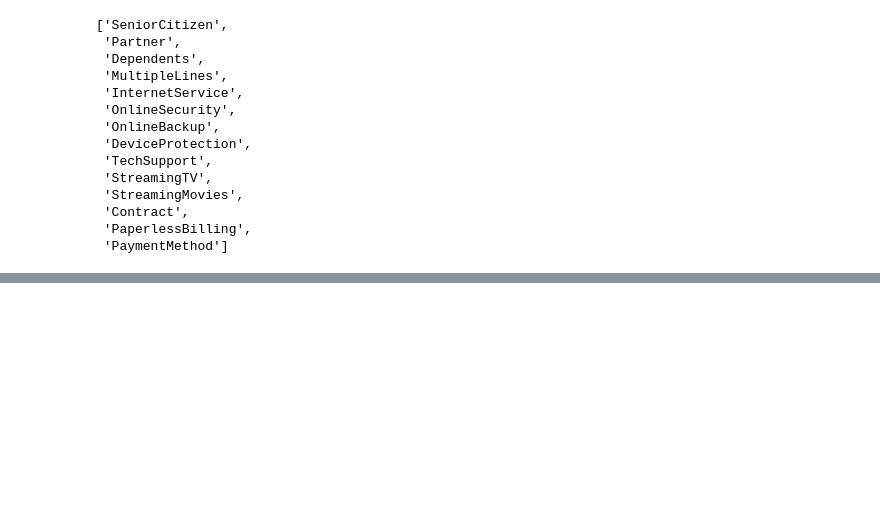
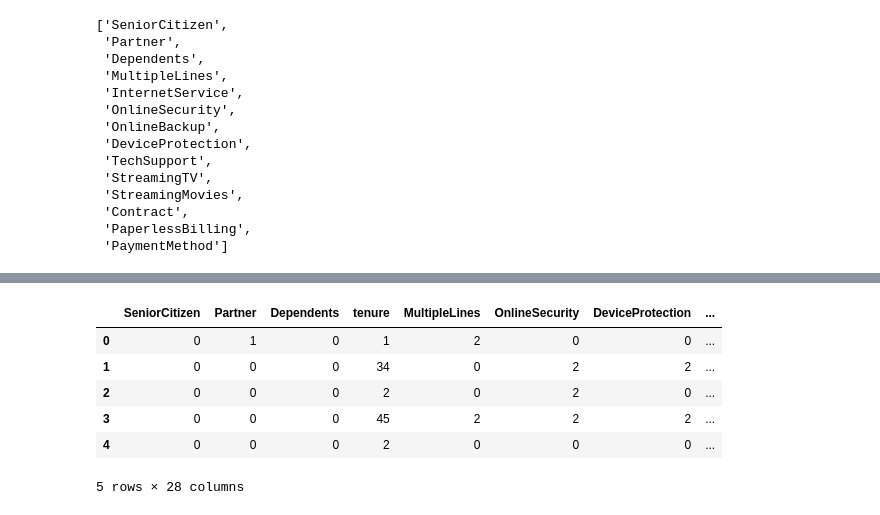
Before and after one commit to mijailbv/Churn_Prediction-Strategic_Thinking, a Jupyter notebook: Oficial.ipynb, the cells around one changed output, grey strips where cells are left out. Saved outputs shown, nothing was run; the diff lists cells and outputs as text; code cells hidden in the pictures; blank space fills up the shorter version.

```diff
--- a/Oficial.ipynb
+++ b/Oficial.ipynb
@@ -549,0 +633,4 @@ PaymentMethod is correlated with Churn | P-Value: 3.6823546520097993e-140
+# %%
+# Create dummy variables for the "Contract" column
+online = pd.get_dummies(df_churn["OnlineBackup"], prefix ="Online_BU")
+online
@@ -549,0 +651,24 @@ PaymentMethod is correlated with Churn | P-Value: 3.6823546520097993e-140
+# %%
+# Select the resulting columns
+No_online_Backup = online["Online_BU_0"]
+with_online_Backup = online["Online_BU_1"]
+No_internet_with_this_BU = online["Online_BU_2"]
+# Concatenates the resulting columns into a our data frame
+df_churn = pd.concat([df_churn, No_online_Backup, with_online_Backup, No_internet_with_this_BU], axis=1)
+# Delete the original column "Contract"
+df_churn = df_churn.drop(columns=["OnlineBackup"])
+# Rename columns
+df_churn = df_churn.rename(columns={
+    "Online_BU_0": "No online Backup",
+    "Online_BU_1": "with online Backup",
+    "Online_BU_2": "No internet with this BU"
+})
+df_churn.head()
+# %% [output]
+|  | SeniorCitizen | Partner | Dependents | tenure | MultipleLines | OnlineSecurity | DeviceProtection | ... |
+| 0 | 0 | 1 | 0 | 1 | 2 | 0 | 0 | ... |
+| 1 | 0 | 0 | 0 | 34 | 0 | 2 | 2 | ... |
+| 2 | 0 | 0 | 0 | 2 | 0 | 2 | 0 | ... |
+| 3 | 0 | 0 | 0 | 45 | 2 | 2 | 2 | ... |
+| 4 | 0 | 0 | 0 | 2 | 0 | 0 | 0 | ... |
+5 rows × 28 columns
```
Also changed, not shown: parts of 7 cells of this notebook.
